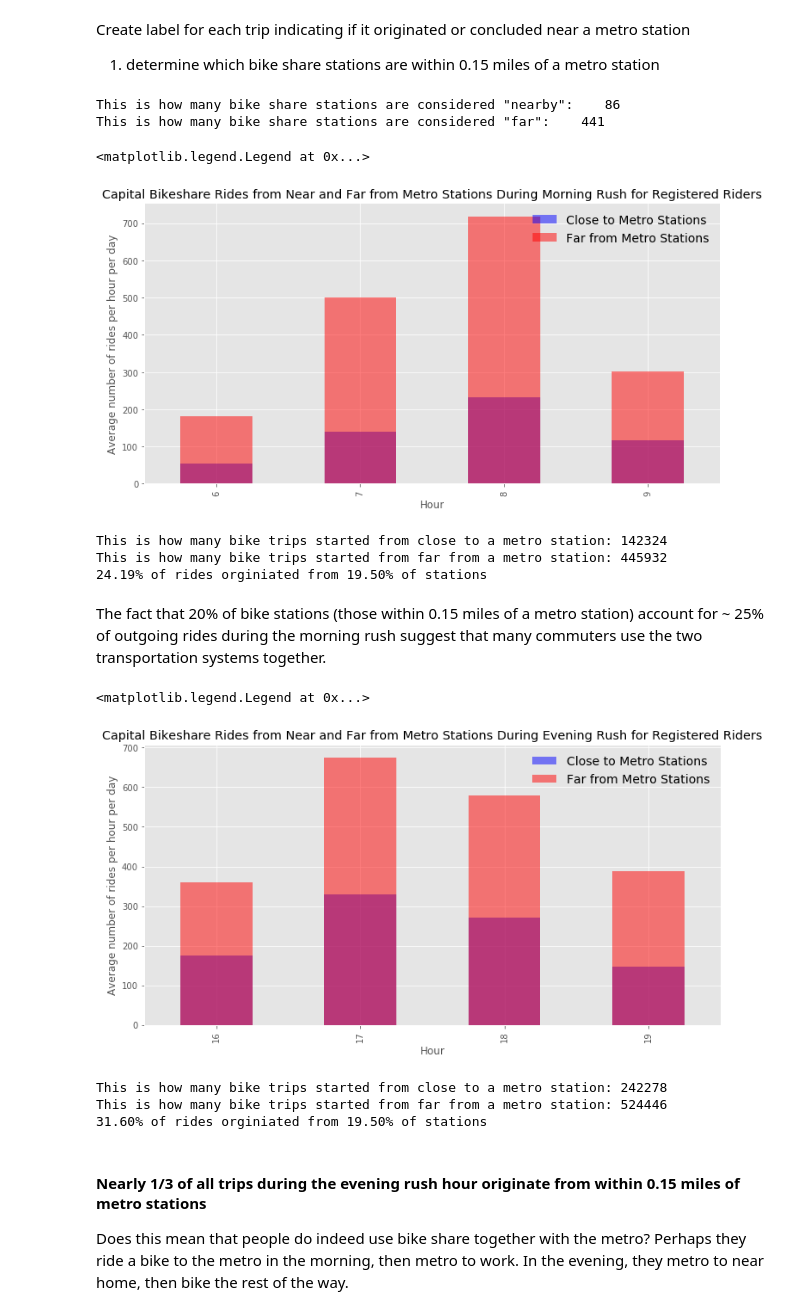
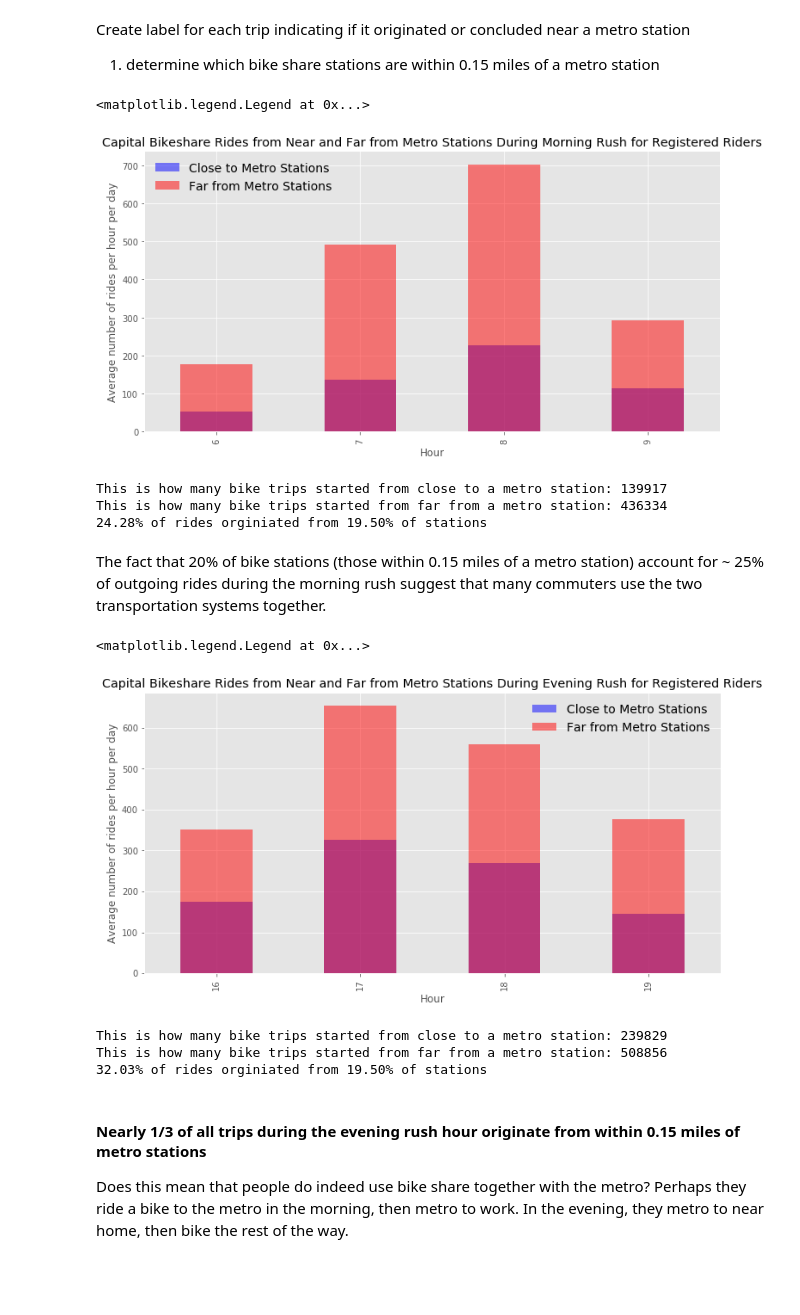
Before and after one commit to dandtaylor/MetroDelayBikeShare, a Jupyter notebook: Analysis_metro_bikeshare_commuters.ipynb, the cells around one changed output. Saved outputs shown, nothing was run; the diff lists cells and outputs as text; code cells hidden in the pictures; blank space fills up the shorter version.

```diff
--- a/Analysis_metro_bikeshare_commuters.ipynb
+++ b/Analysis_metro_bikeshare_commuters.ipynb
@@ -49,0 +36,9 @@ bikeshare_rides = pickle.load(open("bikeshare_rides_all.p", "rb"))
+# %%
+bikestation_list = []
+for key in bike_location:
+    bikestation_list.append(key)
+# %%
+print('There are {:.0f} total rides in the data'.format(len(bikeshare_rides)))
+bikeshare_rides = bikeshare_rides.where(bikeshare_rides['Start station'].str[:].isin(bikestation_list)).dropna()
+bikeshare_rides = bikeshare_rides.where(bikeshare_rides['End station'].str[:].isin(bikestation_list)).dropna()
+print('There are {:.0f} rides to which we have location data'.format(len(bikeshare_rides)))
@@ -53,6 +51,7 @@ create some columns to help with indexing later
 bikeshare_rides['Hour'] = bikeshare_rides.index.hour
 bikeshare_rides['Minute'] = bikeshare_rides.index.minute
 bikeshare_rides['Day'] = bikeshare_rides.index.weekday_name
+bikeshare_rides['Route'] = bikeshare_rides['Start station'] + " to " + bikeshare_rides['End station']
 business_days = pd.bdate_range(bikeshare_rides.index.min(), bikeshare_rides.index.max())
 weekend_days = len(business_days) / 5 * 2
 print('Number of weekend days:    {}'.format(int(weekend_days)))
@@ -62,0 +94,10 @@ Number of weekday days:    262
+# %%
+bikeshare_rides['Start dist'] = np.nan
+mask = bikeshare_rides['Start station'].isin(nearby_stations)
+bikeshare_rides['Start dist'] = bikeshare_rides['Start dist'].where(~mask, other='near')
+bikeshare_rides['Start dist'] = bikeshare_rides['Start dist'].where(mask, other='far')
+
+bikeshare_rides['End dist'] = np.nan
+mask = bikeshare_rides['End station'].isin(nearby_stations)
+bikeshare_rides['End dist'] = bikeshare_rides['End dist'].where(~mask, other='near')
+bikeshare_rides['End dist'] = bikeshare_rides['End dist'].where(mask, other='far')
@@ -254,14 +327,3 @@ stations_close_dict = close_stations(0.15)
-# %%
-nearby_stations = []
-for key in stations_close_dict:
-    nearby_stations = nearby_stations + stations_close_dict[key]
-
-nearby_stations = list(set(nearby_stations))
-print('This is how many bike share stations are considered "nearby":    {}'.format(str(len(nearby_stations))))
-print('This is how many bike share stations are considered "far":    {}'.format(str(len(bike_location))))
-# %% [output]
-This is how many bike share stations are considered "nearby":    86
-This is how many bike share stations are considered "far":    441
 # %%
 bikeshare_morning_rush_close = bikeshare_morning_rush[bikeshare_morning_rush['Start station']
                                                       .str[:].isin(nearby_stations)]
@@ -278,15 +340,15 @@ bikeshare_no_rush_far = bikeshare_no_rush[~bikeshare_no_rush['Start station']
 # %%
 fig, ax = plt.subplots(figsize=[12, 6])
 ax.set_ylabel('Average number of rides per hour per day')
 ax.set_title('Capital Bikeshare Rides from Near and Far from Metro Stations During Morning Rush for Registered Riders')
 (bikeshare_morning_rush_close.groupby('Hour')['Hour'].count() / len(business_days)).plot(kind='bar', alpha=0.5, color='b',
                                                                               ax=ax,label= "Close to Metro Stations")
 (bikeshare_morning_rush_far.groupby('Hour')['Hour'].count() / len(business_days)).plot(kind='bar',alpha=0.5, color='r',
                                                                         ax=ax, label= "Far from Metro Stations")
-plt.legend(frameon=False, fontsize=14, loc=1)
+plt.legend(frameon=False, fontsize=14, loc=2)
 # %% [output]
 <matplotlib.legend.Legend at 0x...>
-[figure, old version]
+[figure, new version]
 # %%
 print('This is how many bike trips started from close to a metro station: {}'
       .format(str(len(bikeshare_morning_rush_close))))
@@ -295,9 +357,9 @@ print('This is how many bike trips started from far from a metro station: {}'
 print('{:.2f}% of rides orginiated from {:.2f}% of stations'.format((len(bikeshare_morning_rush_close)/len(bikeshare_morning_rush)*100),
                                                             (len(nearby_stations)/len(bike_location)*100)))
 # %% [output]
-This is how many bike trips started from close to a metro station: 142324
-This is how many bike trips started from far from a metro station: 445932
-24.19% of rides orginiated from 19.50% of stations
+This is how many bike trips started from close to a metro station: 139917
+This is how many bike trips started from far from a metro station: 436334
+24.28% of rides orginiated from 19.50% of stations
 # %% [markdown]
 The fact that 20% of bike stations (those within 0.15 miles of a metro station) account for ~ 25% of outgoing rides during the morning rush suggest that many commuters use the two transportation systems together.
 # %%
@@ -311,7 +373,7 @@ ax.set_title('Capital Bikeshare Rides from Near and Far from Metro Stations Duri
 plt.legend(frameon=False, fontsize=14, loc=1)
 # %% [output]
 <matplotlib.legend.Legend at 0x...>
-[figure, old version]
+[figure, new version]
 # %%
 print('This is how many bike trips started from close to a metro station: {}'
       .format(str(len(bikeshare_evening_rush_close))))
@@ -320,9 +382,9 @@ print('This is how many bike trips started from far from a metro station: {}'
 print('{:.2f}% of rides orginiated from {:.2f}% of stations'.format((len(bikeshare_evening_rush_close)/len(bikeshare_evening_rush)*100),
                                                             (len(nearby_stations)/len(bike_location)*100)))
 # %% [output]
-This is how many bike trips started from close to a metro station: 242278
-This is how many bike trips started from far from a metro station: 524446
-31.60% of rides orginiated from 19.50% of stations
+This is how many bike trips started from close to a metro station: 239829
+This is how many bike trips started from far from a metro station: 508856
+32.03% of rides orginiated from 19.50% of stations
 # %% [markdown]
 #### Nearly 1/3 of all trips during the evening rush hour originate from within 0.15 miles of metro stations
 Does this mean that people do indeed use bike share together with the metro? Perhaps they ride a bike to the metro in the morning, then metro to work. In the evening, they metro to near home, then bike the rest of the way.
```
Also changed, not shown: parts of 48 cells of this notebook.
